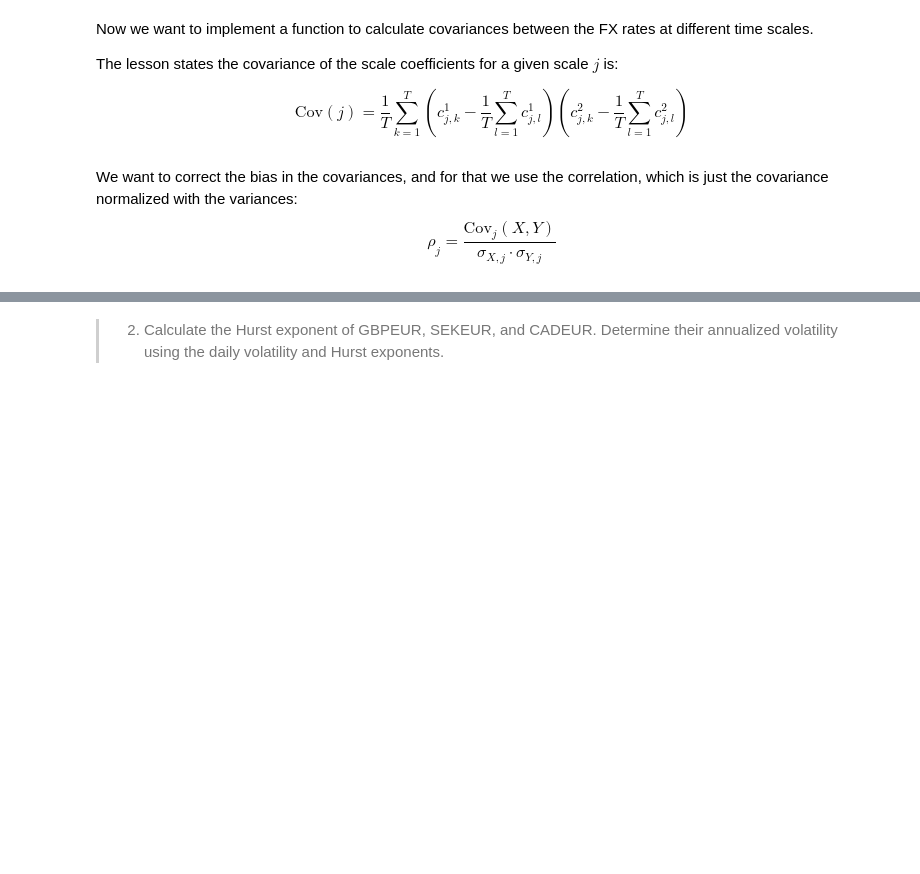
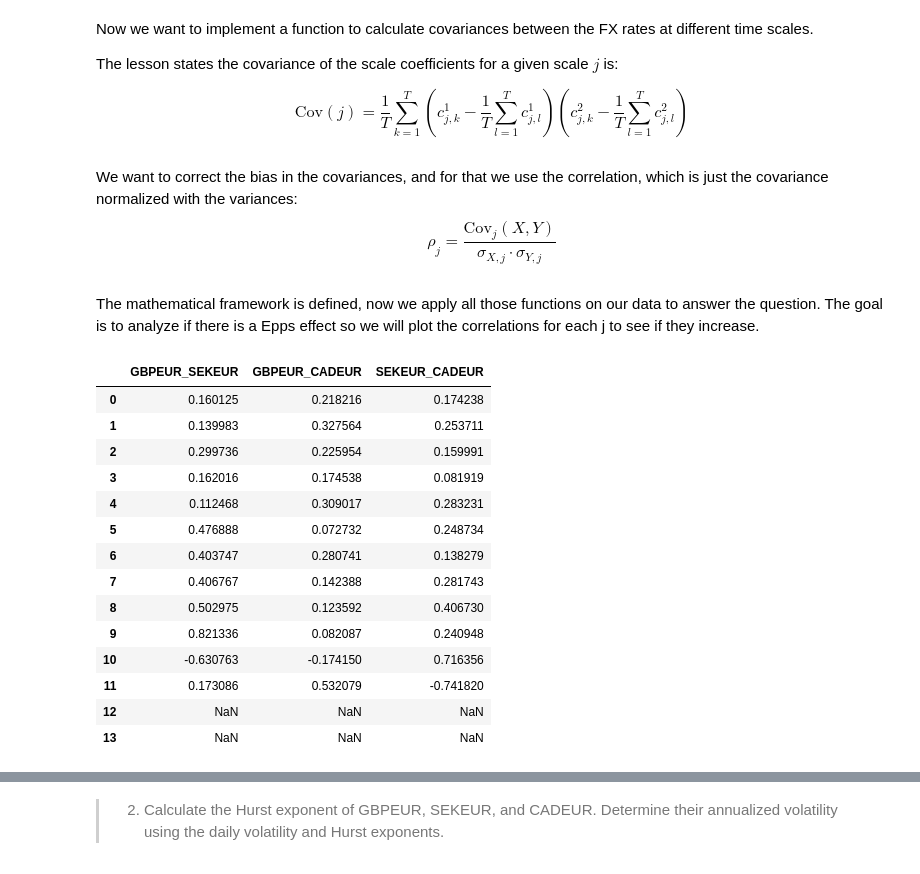
Before and after one commit to MartinJondeau/Market-Risk-Modelling, a Jupyter notebook: Question_E.ipynb, the cells around one changed output, grey strips where cells are left out. Cells and saved outputs as stored; diff of their text form; code cells hidden in the pictures; blank space fills up the shorter version.

```diff
--- a/Question_E.ipynb
+++ b/Question_E.ipynb
@@ -179,3 +179,41 @@ def correlation(coef1, coef2):
     correls = cov_12 / (sigma_1 * sigma_2)
     # Organized series of correlations for each time scale j
     return correls
+# %% [markdown]
+The mathematical framework is defined, now we apply all those functions on our data to answer the question. The goal is to analyze if there is a Epps effect so we will plot the correlations for each j to see if they increase.
+# %%
+# series to store the correlations for each pair of FX rate for all time scales
+analys_series = []
+# Apply Haar transform on each series
+GBPEUR = haar_transformation(df['returns_GBPEUR'])
+SEKEUR = haar_transformation(df['returns_SEKEUR'])
+CADEUR = haar_transformation(df['returns_CADEUR'])
+# Define the pairs we want to analyze
+pairs = [("GBPEUR_SEKEUR", GBPEUR, SEKEUR), ("GBPEUR_CADEUR", GBPEUR, CADEUR) ,("SEKEUR_CADEUR", SEKEUR, CADEUR)]
+for label, c1, c2 in pairs:
+    # we apply correlation
+    corr = correlation(c1, c2)
+    # We define a name for the pair of FX rate
+    corr.name = label
+    # We add it to the series
+    analys_series.append(corr)
+
+# We merge each multiresolution correlation analysis to obtain a df with all pairs of rates
+analys_df = pd.concat(analys_series, axis=1)
+analys_df
+# %% [output]
+|  | GBPEUR_SEKEUR | GBPEUR_CADEUR | SEKEUR_CADEUR |
+| 0 | 0.160125 | 0.218216 | 0.174238 |
+| 1 | 0.139983 | 0.327564 | 0.253711 |
+| 2 | 0.299736 | 0.225954 | 0.159991 |
+| 3 | 0.162016 | 0.174538 | 0.081919 |
+| 4 | 0.112468 | 0.309017 | 0.283231 |
+| 5 | 0.476888 | 0.072732 | 0.248734 |
+| 6 | 0.403747 | 0.280741 | 0.138279 |
+| 7 | 0.406767 | 0.142388 | 0.281743 |
+| 8 | 0.502975 | 0.123592 | 0.406730 |
+| 9 | 0.821336 | 0.082087 | 0.240948 |
+| 10 | -0.630763 | -0.174150 | 0.716356 |
+| 11 | 0.173086 | 0.532079 | -0.741820 |
+| 12 | NaN | NaN | NaN |
+| 13 | NaN | NaN | NaN |
```
Also changed, not shown: parts of 3 cells of this notebook.
